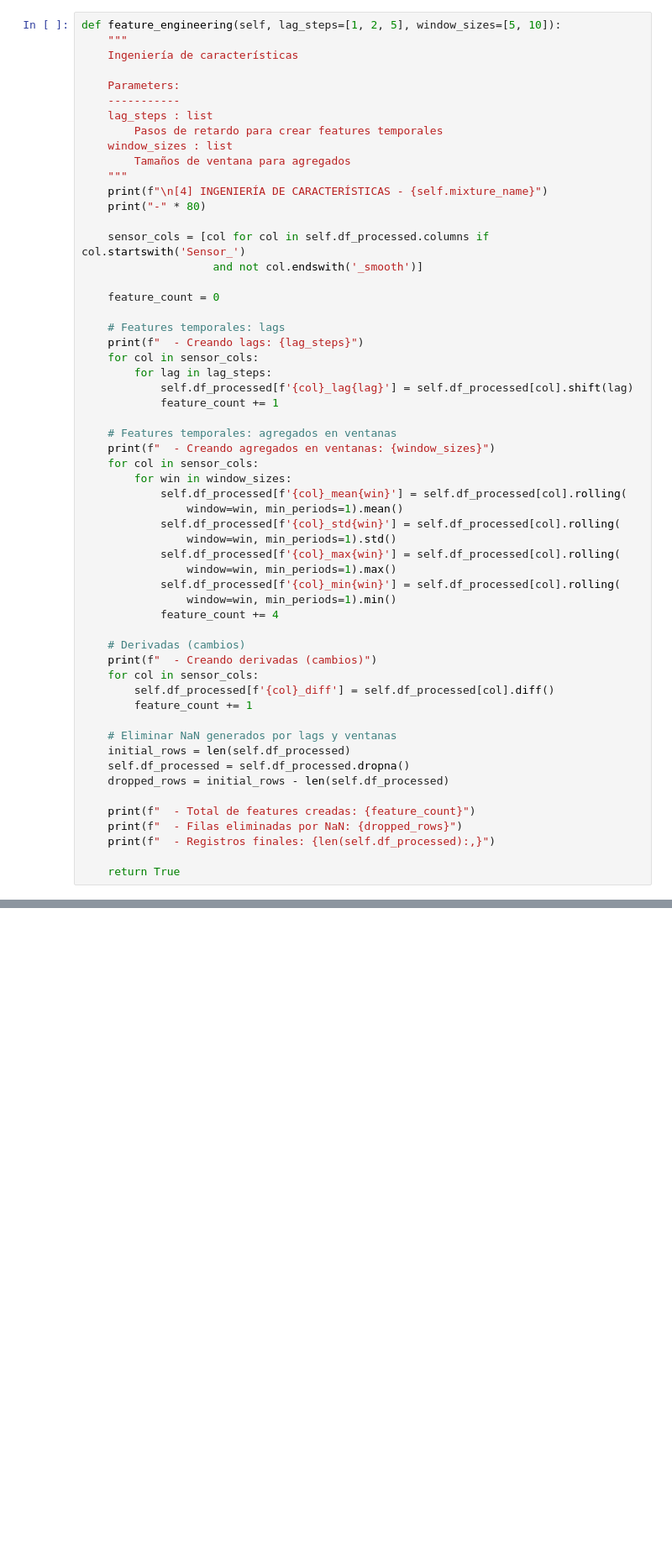
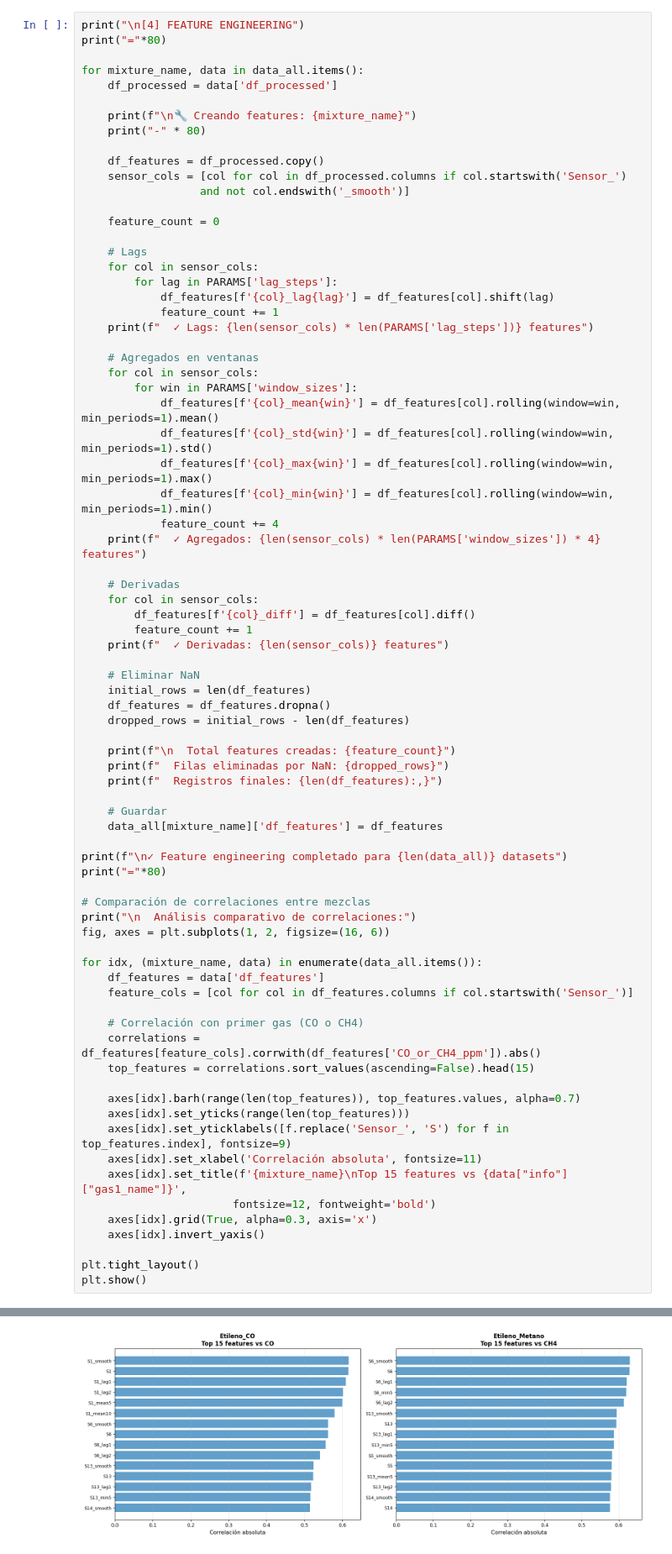
Before and after one commit to mattarluu/proyecto-ind, a Jupyter notebook: gas.ipynb, the cells around one changed output, grey strips where cells are left out. Shown at 84% size. Drawn from its saved outputs; the diff is of its cells as text; blank space fills up the shorter version.

```diff
--- a/gas.ipynb
+++ b/gas.ipynb
@@ -128,57 +412,78 @@ def preprocess_data(self, downsample_factor=100, window_size=5):
 # %%
-def feature_engineering(self, lag_steps=[1, 2, 5], window_sizes=[5, 10]):
-    """
-    Ingeniería de características
+print("\n[4] FEATURE ENGINEERING")
+print("="*80)
 
-    Parameters:
-    -----------
-    lag_steps : list
-        Pasos de retardo para crear features temporales
-    window_sizes : list
-        Tamaños de ventana para agregados
-    """
-    print(f"\n[4] INGENIERÍA DE CARACTERÍSTICAS - {self.mixture_name}")
+for mixture_name, data in data_all.items():
+    df_processed = data['df_processed']
+
+    print(f"\n🔧 Creando features: {mixture_name}")
     print("-" * 80)
 
-    sensor_cols = [col for col in self.df_processed.columns if col.startswith('Sensor_')
-                    and not col.endswith('_smooth')]
+    df_features = df_processed.copy()
+    sensor_cols = [col for col in df_processed.columns if col.startswith('Sensor_')
+                  and not col.endswith('_smooth')]
 
     feature_count = 0
 
-    # Features temporales: lags
-    print(f"  - Creando lags: {lag_steps}")
+    # Lags
     for col in sensor_cols:
-        for lag in lag_steps:
-            self.df_processed[f'{col}_lag{lag}'] = self.df_processed[col].shift(lag)
+        for lag in PARAMS['lag_steps']:
+            df_features[f'{col}_lag{lag}'] = df_features[col].shift(lag)
             feature_count += 1
+    print(f"  ✓ Lags: {len(sensor_cols) * len(PARAMS['lag_steps'])} features")
 
-    # Features temporales: agregados en ventanas
-    print(f"  - Creando agregados en ventanas: {window_sizes}")
+    # Agregados en ventanas
     for col in sensor_cols:
-        for win in window_sizes:
-            self.df_processed[f'{col}_mean{win}'] = self.df_processed[col].rolling(
-                window=win, min_periods=1).mean()
-            self.df_processed[f'{col}_std{win}'] = self.df_processed[col].rolling(
-                window=win, min_periods=1).std()
-            self.df_processed[f'{col}_max{win}'] = self.df_processed[col].rolling(
-                window=win, min_periods=1).max()
-            self.df_processed[f'{col}_min{win}'] = self.df_processed[col].rolling(
-                window=win, min_periods=1).min()
+        for win in PARAMS['window_sizes']:
+            df_features[f'{col}_mean{win}'] = df_features[col].rolling(window=win, min_periods=1).mean()
+            df_features[f'{col}_std{win}'] = df_features[col].rolling(window=win, min_periods=1).std()
+            df_features[f'{col}_max{win}'] = df_features[col].rolling(window=win, min_periods=1).max()
+            df_features[f'{col}_min{win}'] = df_features[col].rolling(window=win, min_periods=1).min()
             feature_count += 4
+    print(f"  ✓ Agregados: {len(sensor_cols) * len(PARAMS['window_sizes']) * 4} features")
 
-    # Derivadas (cambios)
-    print(f"  - Creando derivadas (cambios)")
+    # Derivadas
     for col in sensor_cols:
-        self.df_processed[f'{col}_diff'] = self.df_processed[col].diff()
+        df_features[f'{col}_diff'] = df_features[col].diff()
         feature_count += 1
+    print(f"  ✓ Derivadas: {len(sensor_cols)} features")
 
-    # Eliminar NaN generados por lags y ventanas
-    initial_rows = len(self.df_processed)
-    self.df_processed = self.df_processed.dropna()
-    dropped_rows = initial_rows - len(self.df_processed)
+    # Eliminar NaN
+    initial_rows = len(df_features)
+    df_features = df_features.dropna()
+    dropped_rows = initial_rows - len(df_features)
 
-    print(f"  - Total de features creadas: {feature_count}")
-    print(f"  - Filas eliminadas por NaN: {dropped_rows}")
-    print(f"  - Registros finales: {len(self.df_processed):,}")
+    print(f"\n  Total features creadas: {feature_count}")
+    print(f"  Filas eliminadas por NaN: {dropped_rows}")
+    print(f"  Registros finales: {len(df_features):,}")
 
-    return True
+    # Guardar
+    data_all[mixture_name]['df_features'] = df_features
+
+print(f"\n✓ Feature engineering completado para {len(data_all)} datasets")
+print("="*80)
+
+# Comparación de correlaciones entre mezclas
+print("\n  Análisis comparativo de correlaciones:")
+fig, axes = plt.subplots(1, 2, figsize=(16, 6))
+
+for idx, (mixture_name, data) in enumerate(data_all.items()):
+    df_features = data['df_features']
+    feature_cols = [col for col in df_features.columns if col.startswith('Sensor_')]
+
+    # Correlación con primer gas (CO o CH4)
+    correlations = df_features[feature_cols].corrwith(df_features['CO_or_CH4_ppm']).abs()
+    top_features = correlations.sort_values(ascending=False).head(15)
+
+    axes[idx].barh(range(len(top_features)), top_features.values, alpha=0.7)
+    axes[idx].set_yticks(range(len(top_features)))
+    axes[idx].set_yticklabels([f.replace('Sensor_', 'S') for f in top_features.index], fontsize=9)
+    axes[idx].set_xlabel('Correlación absoluta', fontsize=11)
+    axes[idx].set_title(f'{mixture_name}\nTop 15 features vs {data["info"]["gas1_name"]}',
+                       fontsize=12, fontweight='bold')
+    axes[idx].grid(True, alpha=0.3, axis='x')
+    axes[idx].invert_yaxis()
+
+plt.tight_layout()
+plt.show()
+# %% [output]
@@ -185 +507,2 @@ def feature_engineering(self, lag_steps=[1, 2, 5], window_sizes=[5, 10]):
+[figure, added]
 # %%
```
Also changed, not shown: parts of 17 cells of this notebook.
